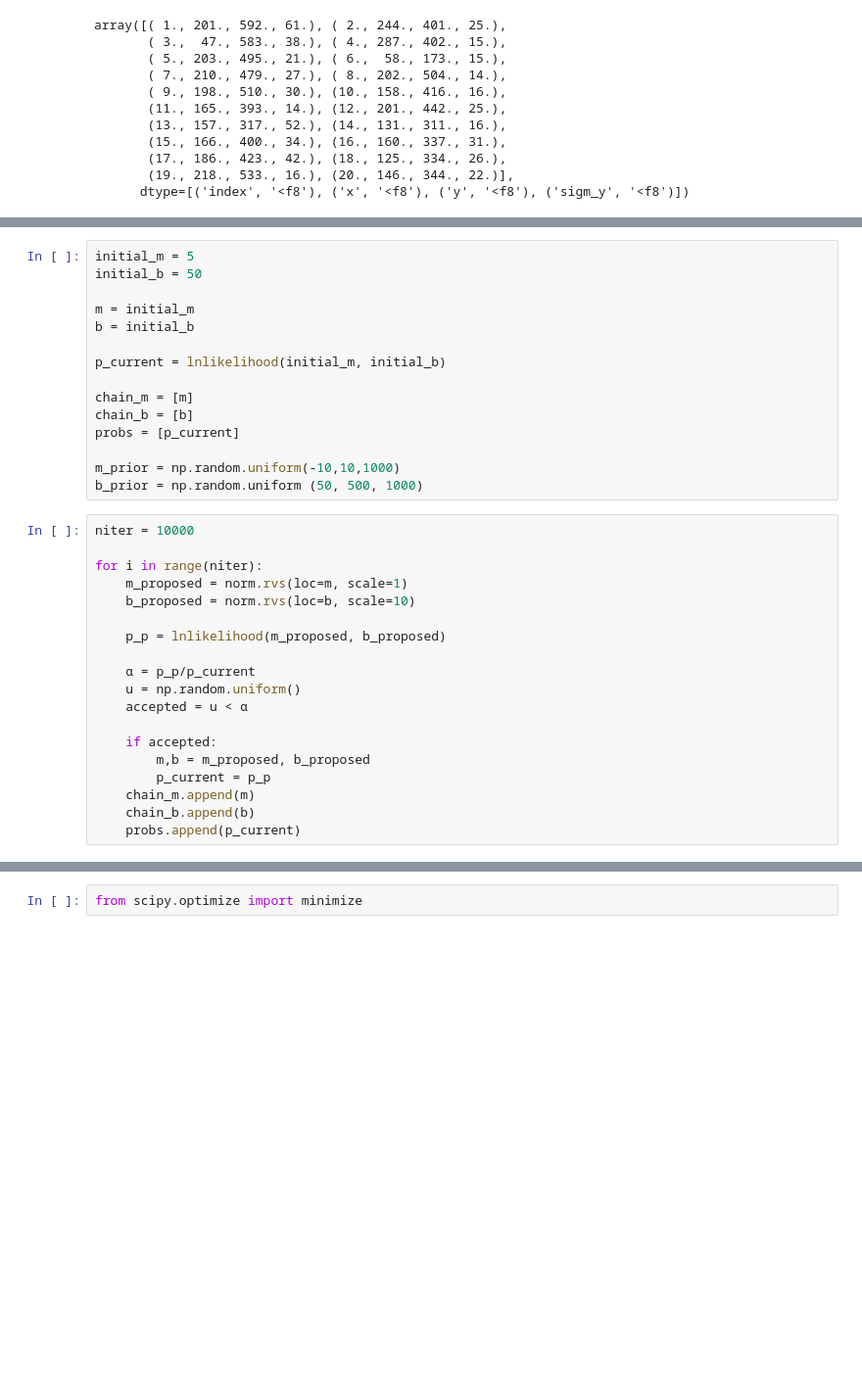
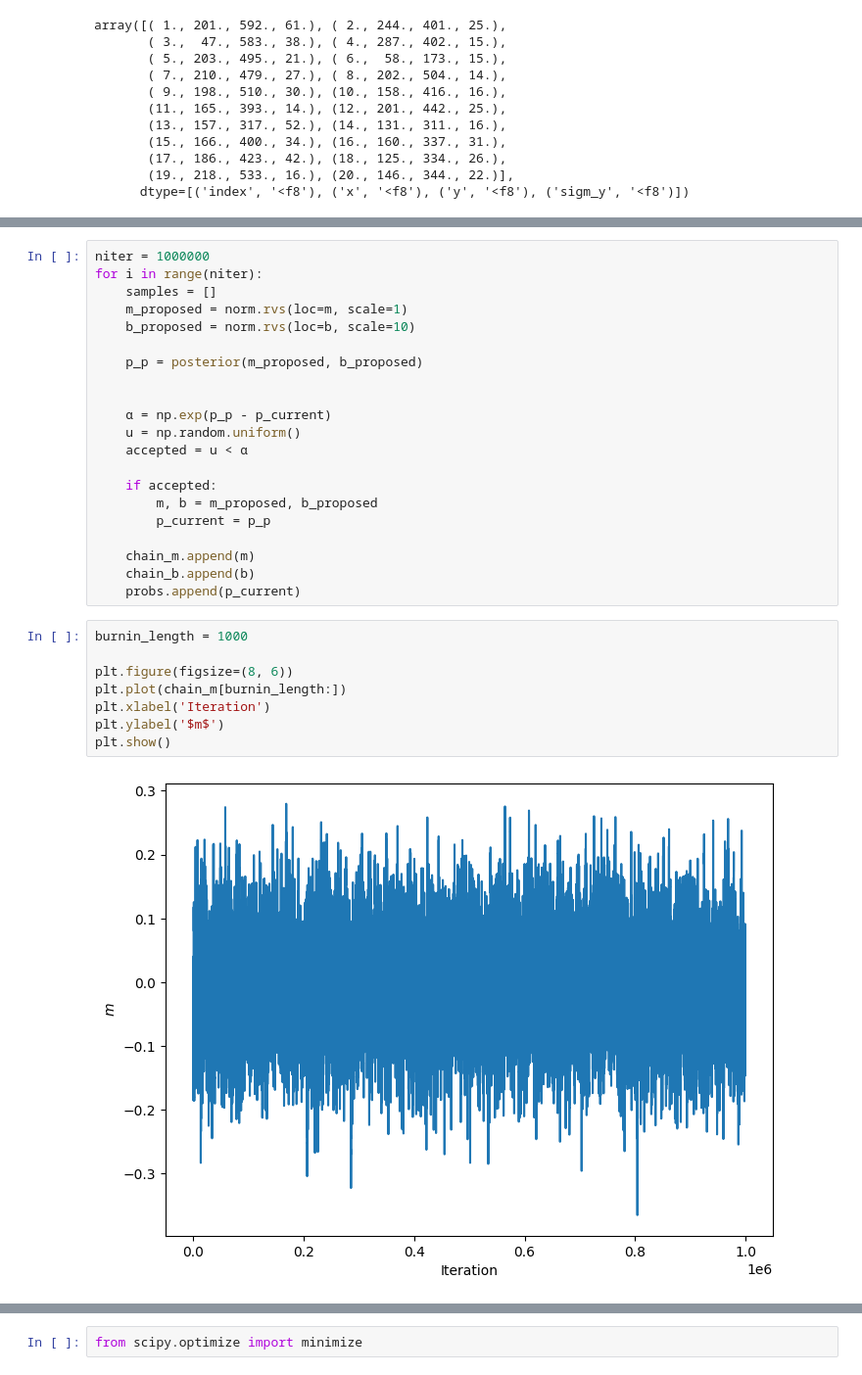
Before and after one commit to R-bna/sci-comp-ii-fall24, a Jupyter notebook: Working/HW4 metropolis sampling.ipynb, the cells around one changed output, grey strips where cells are left out. Shown: that part at 98% size. Drawn from its saved outputs; the diff is of its cells as text; blank space fills up the shorter version.

```diff
--- a/Working/HW4 metropolis sampling.ipynb
+++ b/Working/HW4 metropolis sampling.ipynb
@@ -36,36 +55,33 @@ def lnlikelihood(m, b, x=data['x'], y=data['y'], sigma_y=data['sigm_y']):
-# %%
-initial_m = 5
-initial_b = 50
-
-m = initial_m
-b = initial_b
-
-p_current = lnlikelihood(initial_m, initial_b)
-
-chain_m = [m]
-chain_b = [b]
-probs = [p_current]
-
-m_prior = np.random.uniform(-10,10,1000)
-b_prior = np.random.uniform (50, 500, 1000)
 # %%
-niter = 10000
-
+niter = 1000000
 for i in range(niter):
+    samples = []
     m_proposed = norm.rvs(loc=m, scale=1)
     b_proposed = norm.rvs(loc=b, scale=10)
 
-    p_p = lnlikelihood(m_proposed, b_proposed)
+    p_p = posterior(m_proposed, b_proposed)
 
-    α = p_p/p_current
+
+    α = np.exp(p_p - p_current)
     u = np.random.uniform()
     accepted = u < α
 
     if accepted:
-        m,b = m_proposed, b_proposed
+        m, b = m_proposed, b_proposed
         p_current = p_p
+
     chain_m.append(m)
     chain_b.append(b)
     probs.append(p_current)
+# %%
+burnin_length = 1000
+
+plt.figure(figsize=(8, 6))
+plt.plot(chain_m[burnin_length:])
+plt.xlabel('Iteration')
+plt.ylabel('$m$')
+plt.show()
+# %% [output]
+[figure, added]
 # %%
 burnin_length = 2000
```
Also changed, not shown: parts of 11 cells of this notebook.
